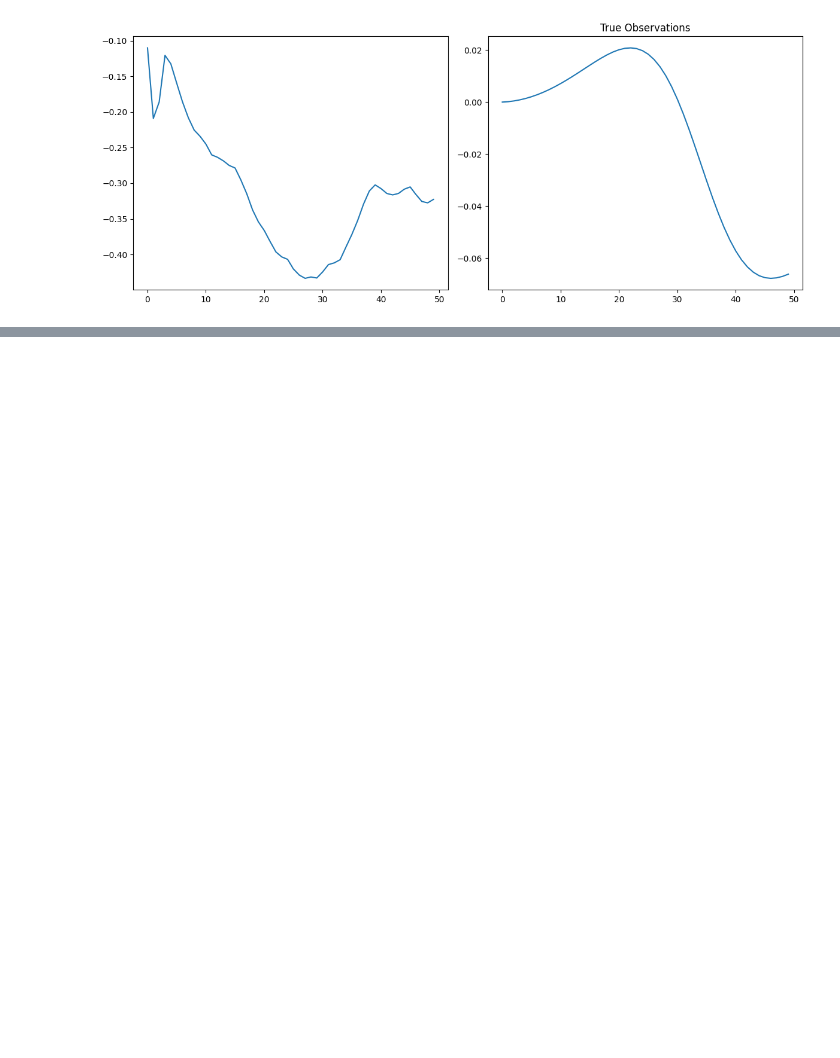
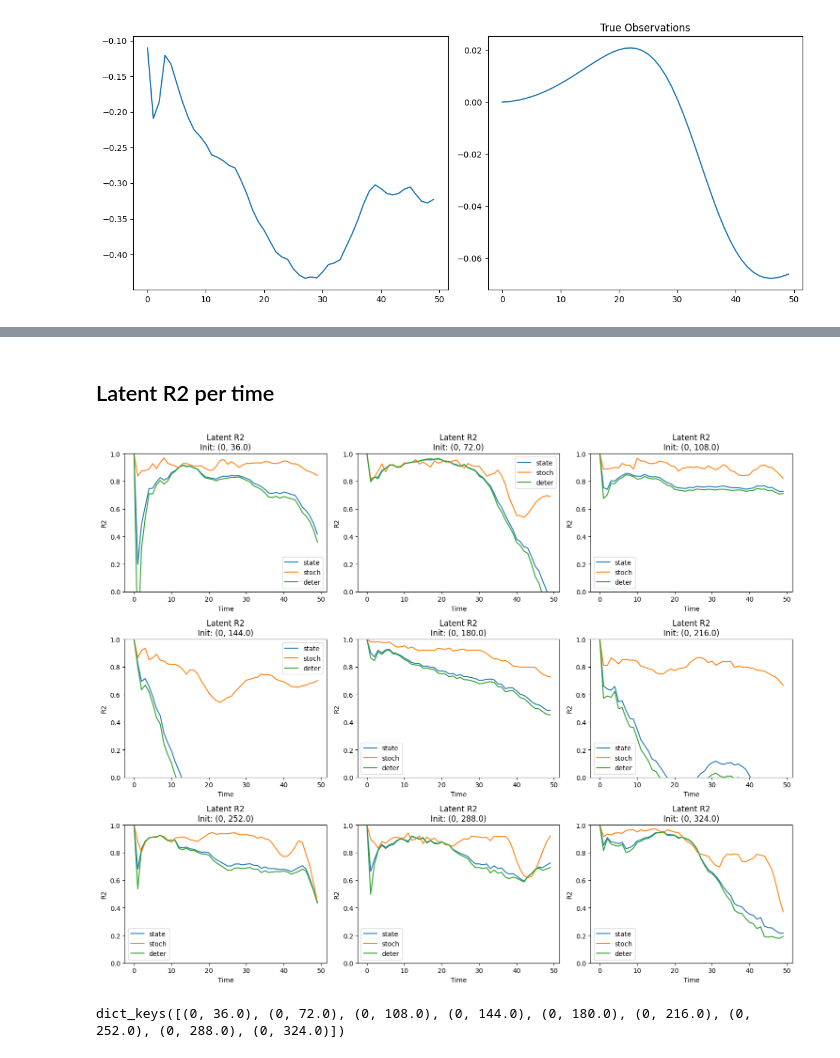
Before and after one commit to dynamical-inference/tdmpc2, a Jupyter notebook: analysis/26-01-21-dreamer_dynamics.ipynb, the cells around one changed output, grey strips where cells are left out. Drawn from its saved outputs; the diff is of its cells as text; code cells hidden in the pictures; blank space fills up the shorter version.

```diff
--- a/analysis/26-01-21-dreamer_dynamics.ipynb
+++ b/analysis/26-01-21-dreamer_dynamics.ipynb
@@ -466,6 +477,21 @@ for initial_position, initial_angle in tqdm(
     r2_latent_per_dim = [
         r2_score(z_true[:, i], z_predicted[:, i]) for i in range(512)
     ]
+
+    r2_latent_per_time = [
+        r2_score(z_true[t, :], z_predicted[t, :]) for t in range(steps_to_run)
+    ]
+
+    r2_latent_per_time_stoch = [
+        r2_score(z_true[t, :1024], z_predicted[t, :1024])
+        for t in range(steps_to_run)
+    ]
+
+    r2_latent_per_time_deter = [
+        r2_score(z_true[t, 1024:], z_predicted[t, 1024:])
+        for t in range(steps_to_run)
+    ]
+
     variance_z_true_per_dim = np.var(z_true, axis=0)
     variance_z_predicted_per_dim = np.var(z_predicted, axis=0)
     variance_obs_true_per_dim = np.var(obs_true, axis=0)
@@ -486,6 +512,9 @@ for initial_position, initial_angle in tqdm(
         'r2_physical_per_dim': r2_physical_per_dim,
         'r2_latent': r2_latent,
         'r2_latent_per_dim': r2_latent_per_dim,
+        'r2_latent_per_time': r2_latent_per_time,
+        'r2_latent_per_time_stoch': r2_latent_per_time_stoch,
+        'r2_latent_per_time_deter': r2_latent_per_time_deter,
         'variance_z_true_per_dim': variance_z_true_per_dim,
         'variance_z_predicted_per_dim': variance_z_predicted_per_dim,
         'variance_obs_true_per_dim': variance_obs_true_per_dim,
@@ -594,3 +585,34 @@ plt.show()
+# %% [markdown]
+## Latent R2 per time
+# %%
+# Plot all initial condition R2 curves, 3 plots per row in a grid
+initial_conditions = sorted(results.keys())
+n_conds = len(initial_conditions)
+ncols = 3
+nrows = (n_conds + ncols - 1) // ncols
+
+fig, axes = plt.subplots(nrows, ncols, figsize=(ncols * 5, nrows * 4))
+axes = axes.flatten()
+
+for i, cond in enumerate(initial_conditions):
+    ax = axes[i]
+    ax.plot(results[cond]['r2_latent_per_time'], label='state')
+    ax.plot(results[cond]['r2_latent_per_time_stoch'], label='stoch')
+    ax.plot(results[cond]['r2_latent_per_time_deter'], label='deter')
+    ax.set_title(f'Latent R2\nInit: {cond}')
+    ax.set_xlabel('Time')
+    ax.set_ylabel('R2')
+    ax.set_ylim(0, 1)
+    ax.legend()
+
+# Hide any unused subplots
+for j in range(i + 1, len(axes)):
+    axes[j].axis('off')
+
+plt.tight_layout()
+plt.show()
+# %% [output]
+[figure, added]
 # %%
 import pickle
 
@@ -600,0 +623,4 @@ with open(
+# %%
+results.keys()
+# %% [output]
+dict_keys([(0, 36.0), (0, 72.0), (0, 108.0), (0, 144.0), (0, 180.0), (0, 216.0), (0, 252.0), (0, 288.0), (0, 324.0)])
```
Also changed, not shown: parts of 22 cells of this notebook.
